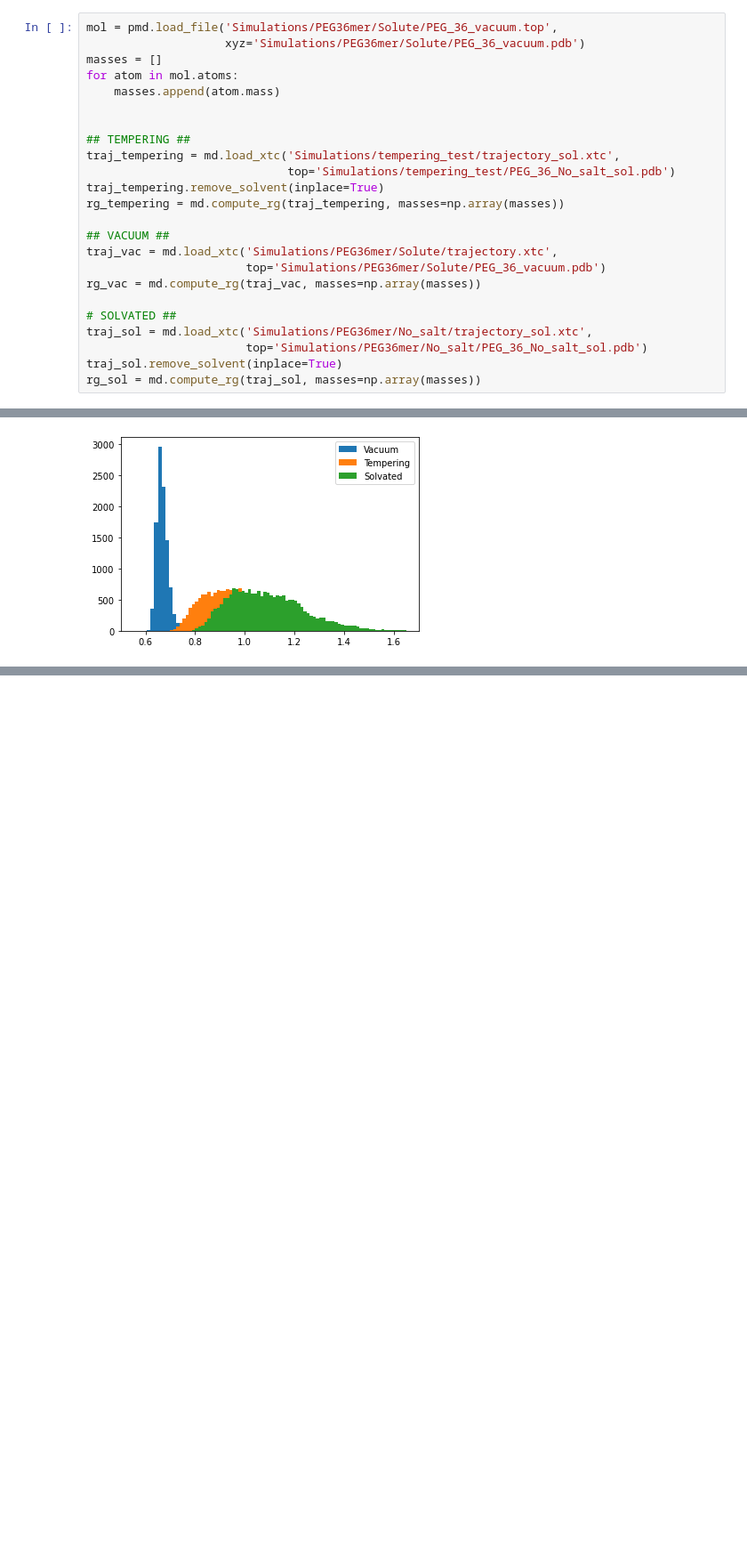
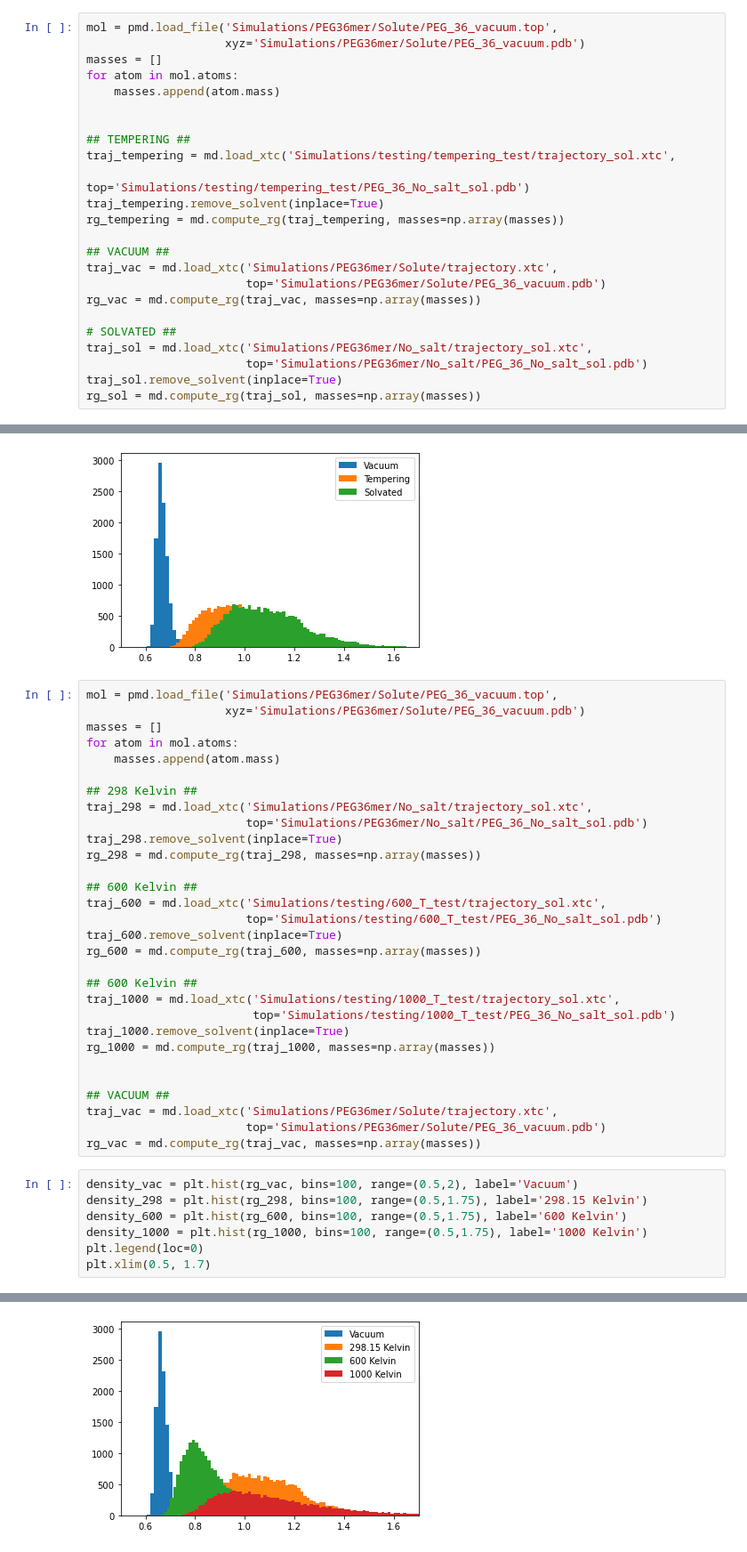
Before and after one commit to SHervoe-Hansen/PEO_solubility_in_NaCl, a Jupyter notebook: Analysis.ipynb, the cells around one changed output, grey strips where cells are left out. Shown at 89% size. Cells and saved outputs as stored; diff of their text form; blank space fills up the shorter version.

```diff
--- a/Analysis.ipynb
+++ b/Analysis.ipynb
@@ -403,8 +403,8 @@ for atom in mol.atoms:
 
 
 ## TEMPERING ##
-traj_tempering = md.load_xtc('Simulations/tempering_test/trajectory_sol.xtc',
-                             top='Simulations/tempering_test/PEG_36_No_salt_sol.pdb')
+traj_tempering = md.load_xtc('Simulations/testing/tempering_test/trajectory_sol.xtc',
+                             top='Simulations/testing/tempering_test/PEG_36_No_salt_sol.pdb')
 traj_tempering.remove_solvent(inplace=True)
 rg_tempering = md.compute_rg(traj_tempering, masses=np.array(masses))
 
@@ -430,3 +430,41 @@ plt.xlim(0.5, 1.7)
 Shared density: 0.14688699716241027%
 (0.5, 1.7)
 [figure]
+# %%
+mol = pmd.load_file('Simulations/PEG36mer/Solute/PEG_36_vacuum.top',
+                    xyz='Simulations/PEG36mer/Solute/PEG_36_vacuum.pdb')
+masses = []
+for atom in mol.atoms:
+    masses.append(atom.mass)
+
+## 298 Kelvin ##
+traj_298 = md.load_xtc('Simulations/PEG36mer/No_salt/trajectory_sol.xtc',
+                       top='Simulations/PEG36mer/No_salt/PEG_36_No_salt_sol.pdb')
+traj_298.remove_solvent(inplace=True)
+rg_298 = md.compute_rg(traj_298, masses=np.array(masses))
+
+## 600 Kelvin ##
+traj_600 = md.load_xtc('Simulations/testing/600_T_test/trajectory_sol.xtc',
+                       top='Simulations/testing/600_T_test/PEG_36_No_salt_sol.pdb')
+traj_600.remove_solvent(inplace=True)
+rg_600 = md.compute_rg(traj_600, masses=np.array(masses))
+
+## 600 Kelvin ##
+traj_1000 = md.load_xtc('Simulations/testing/1000_T_test/trajectory_sol.xtc',
+                        top='Simulations/testing/1000_T_test/PEG_36_No_salt_sol.pdb')
+traj_1000.remove_solvent(inplace=True)
+rg_1000 = md.compute_rg(traj_1000, masses=np.array(masses))
+
+
+## VACUUM ##
+traj_vac = md.load_xtc('Simulations/PEG36mer/Solute/trajectory.xtc',
+                       top='Simulations/PEG36mer/Solute/PEG_36_vacuum.pdb')
+rg_vac = md.compute_rg(traj_vac, masses=np.array(masses))
+# %%
+density_vac = plt.hist(rg_vac, bins=100, range=(0.5,2), label='Vacuum')
+density_298 = plt.hist(rg_298, bins=100, range=(0.5,1.75), label='298.15 Kelvin')
+density_600 = plt.hist(rg_600, bins=100, range=(0.5,1.75), label='600 Kelvin')
+density_1000 = plt.hist(rg_1000, bins=100, range=(0.5,1.75), label='1000 Kelvin')
+plt.legend(loc=0)
+plt.xlim(0.5, 1.7)
+# %% [output]
@@ -432,0 +472 @@ Shared density: 0.14688699716241027%
+[figure, added]
```
Also changed, not shown: parts of 1 cell of this notebook, 1 other file.
